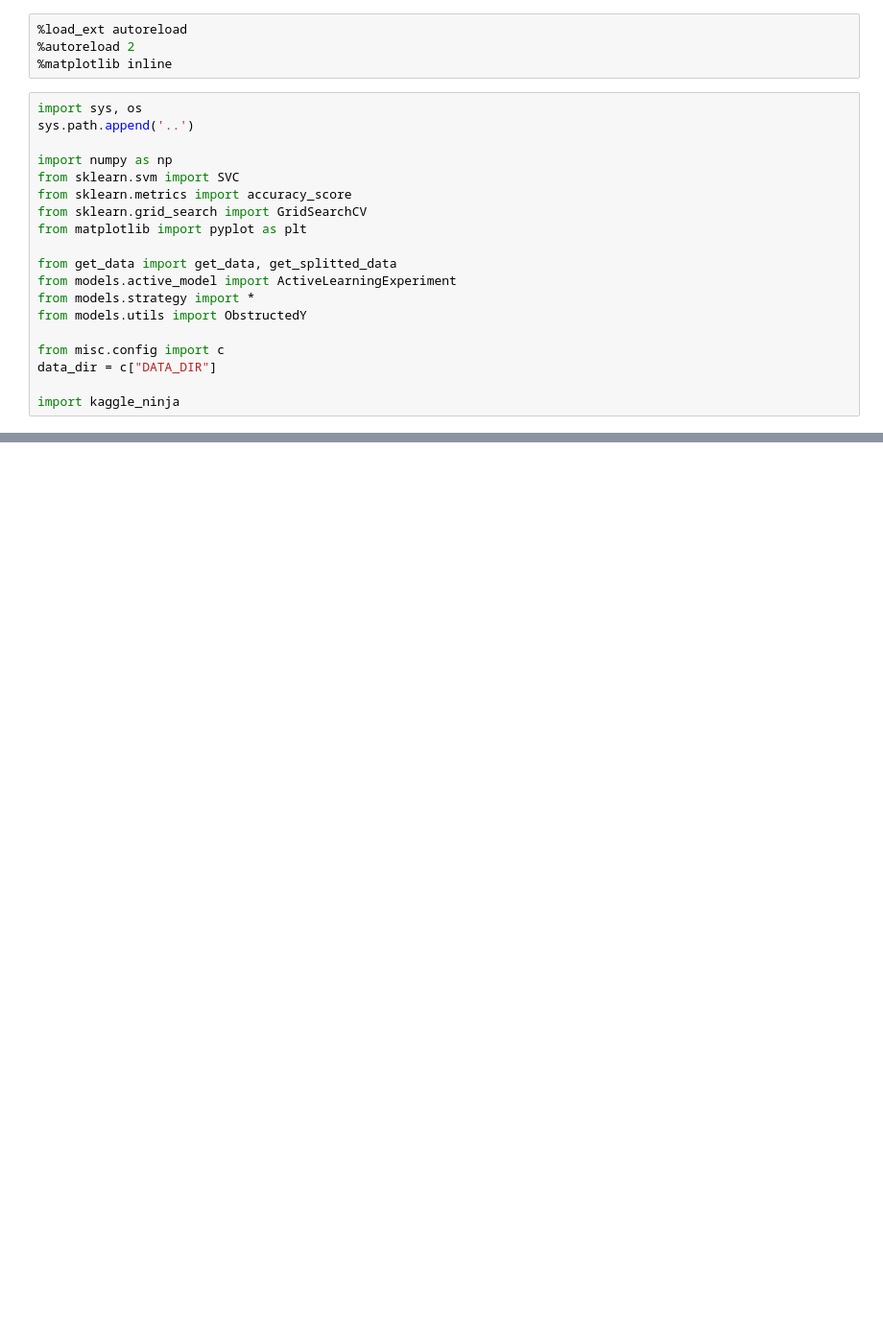
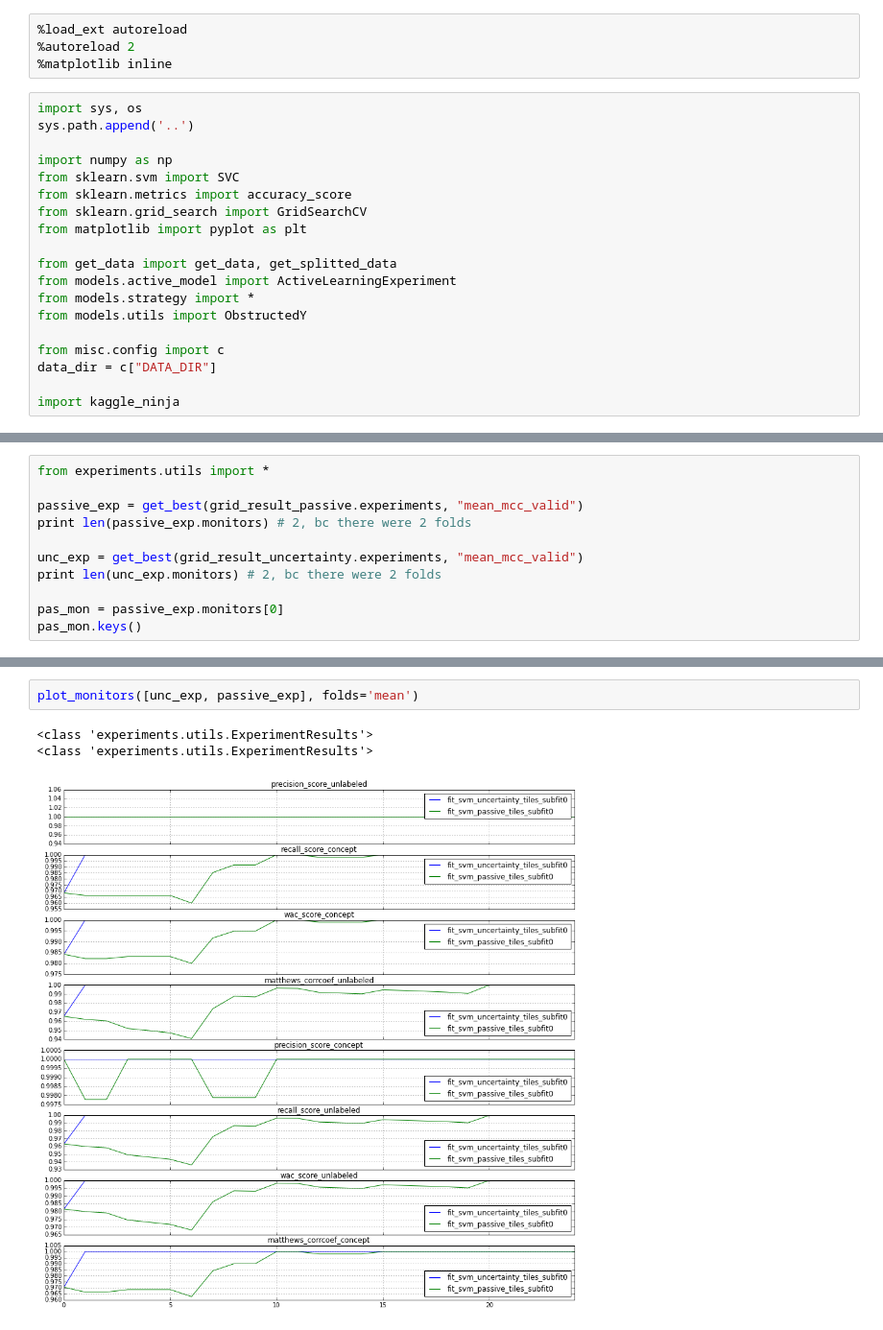
Before and after one commit to gmum/mlls2015, a Jupyter notebook: notebooks/strategy_tests.ipynb, the cells around one changed output, grey strips where cells are left out. Shown at 96% size. Cells and saved outputs as stored; diff of their text form; blank space fills up the shorter version.

```diff
--- a/notebooks/strategy_tests.ipynb
+++ b/notebooks/strategy_tests.ipynb
@@ -199,0 +159,11 @@ grid_result_passive.experiments
+# %%
+from experiments.utils import *
+
+passive_exp = get_best(grid_result_passive.experiments, "mean_mcc_valid")
+print len(passive_exp.monitors) # 2, bc there were 2 folds
+
+unc_exp = get_best(grid_result_uncertainty.experiments, "mean_mcc_valid")
+print len(unc_exp.monitors) # 2, bc there were 2 folds
+
+pas_mon = passive_exp.monitors[0]
+pas_mon.keys()
@@ -199,0 +183,6 @@ grid_result_passive.experiments
+# %%
+plot_monitors([unc_exp, passive_exp], folds='mean')
+# %% [output]
+<class 'experiments.utils.ExperimentResults'>
+<class 'experiments.utils.ExperimentResults'>
+[figure, added]
```
Also changed, not shown: parts of 14 cells of this notebook, 4 other files.
